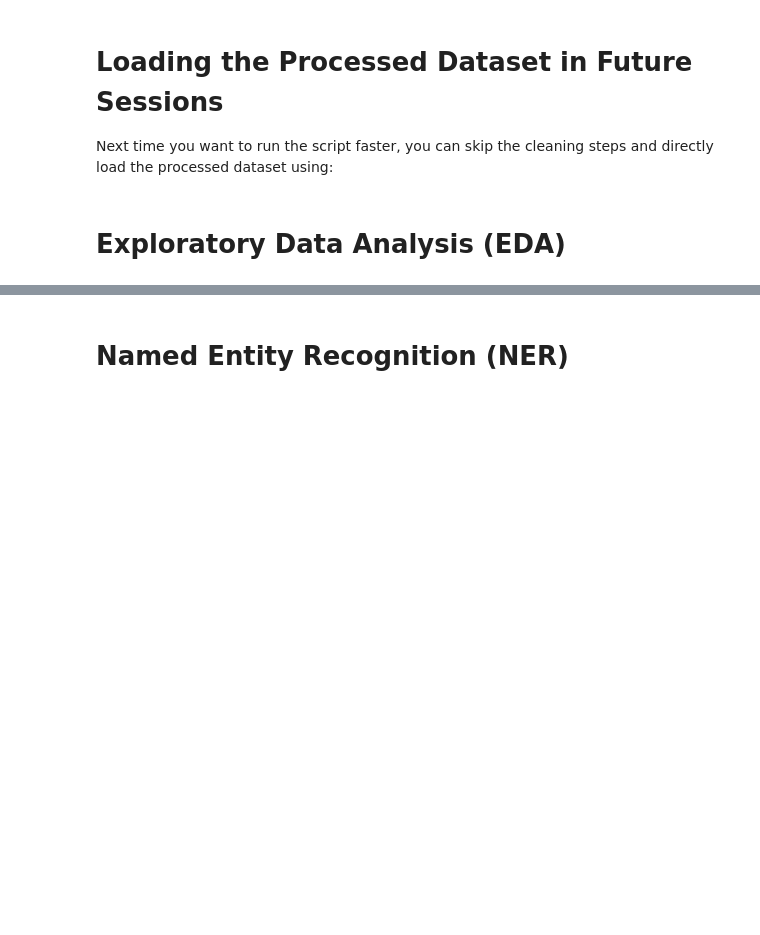
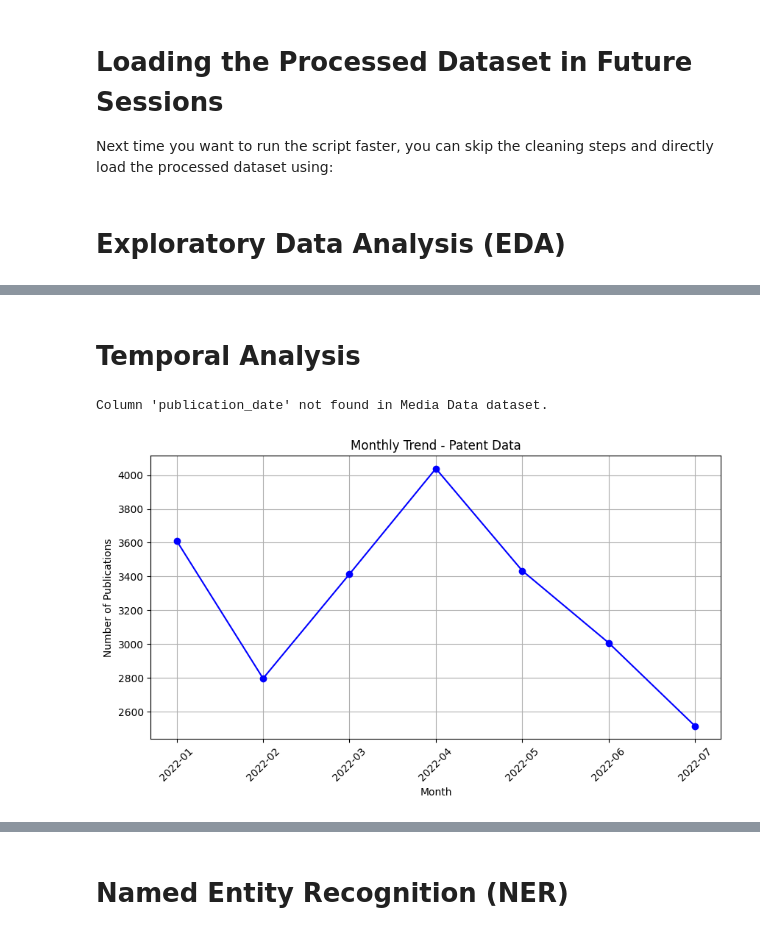
Before and after one commit to lucarenz1997/NLP, a Jupyter notebook: Stage_1_Cleaning_and_Preprocessing.ipynb, the cells around one changed output, grey strips where cells are left out. Cells and saved outputs as stored; diff of their text form; code cells hidden in the pictures; blank space fills up the shorter version.

Commit message:
Mit Colab erstellt

```diff
--- a/Stage_1_Cleaning_and_Preprocessing.ipynb
+++ b/Stage_1_Cleaning_and_Preprocessing.ipynb
@@ -231,0 +227,8 @@ print(processed_media_data_backup.head())
+# %%
+# Backup-Dateien laden
+processed_media_data_backup = pd.read_csv("/content/drive/MyDrive/CLT/data/processed_media_data_backup.csv")
+processed_patent_data_backup = pd.read_csv("/content/drive/MyDrive/CLT/data/processed_patent_data_backup.csv")
+
+# Die ersten 5 Zeilen anzeigen
+print("\n📌 Erste 5 Zeilen der bearbeiteten Medien-Daten:")
+print(processed_media_data_backup.head())
@@ -309,0 +316,12 @@ print("Processed patent dataset loaded successfully.")
+# %%
+from tqdm import tqdm
+
+def perform_sentiment_analysis(texts):
+    results = []
+    for text in tqdm(texts, desc="Performing Sentiment Analysis"):
+        sentiment_score = sia.polarity_scores(str(text))['compound'] if isinstance(text, str) else 0
+        results.append(sentiment_score)
+    return results
+
+processed_media_data_backup['sentiment'] = perform_sentiment_analysis(processed_media_data_backup['processed_text'])
+processed_patent_data_backup['sentiment'] = perform_sentiment_analysis(processed_patent_data_backup['processed_text'])
@@ -309,0 +344,34 @@ print("Processed patent dataset loaded successfully.")
+# %% [markdown]
+# Temporal Analysis
+# %%
+import matplotlib.pyplot as plt
+
+# Check and convert publication_date column
+if 'publication_date' in processed_media_data_backup.columns:
+    processed_media_data_backup['publication_date'] = pd.to_datetime(processed_media_data_backup['publication_date'], errors='coerce')
+
+if 'publication_date' in processed_patent_data_backup.columns:
+    processed_patent_data_backup['publication_date'] = pd.to_datetime(processed_patent_data_backup['publication_date'], errors='coerce')
+
+def plot_monthly_trend(df, title):
+    if 'publication_date' in df.columns:  # Ensure the column exists
+        df['month'] = df['publication_date'].dt.strftime('%Y-%m')  # Format as "YYYY-MM"
+        monthly_counts = df.groupby('month').size()
+
+        plt.figure(figsize=(10, 5))
+        plt.plot(monthly_counts.index, monthly_counts.values, marker='o', linestyle='-', color='blue')
+        plt.xticks(rotation=45)  # Rotate x-axis labels for better visibility
+        plt.title(f'Monthly Trend - {title}')
+        plt.xlabel('Month')
+        plt.ylabel('Number of Publications')
+        plt.grid(True)
+        plt.show()
+    else:
+        print(f"Column 'publication_date' not found in {title} dataset.")
+
+# Run monthly analysis
+plot_monthly_trend(processed_media_data_backup, 'Media Data')
+plot_monthly_trend(processed_patent_data_backup, 'Patent Data')
+# %% [output]
+Column 'publication_date' not found in Media Data dataset.
+[figure, added]
```
Also changed, not shown: parts of 42 cells of this notebook.
